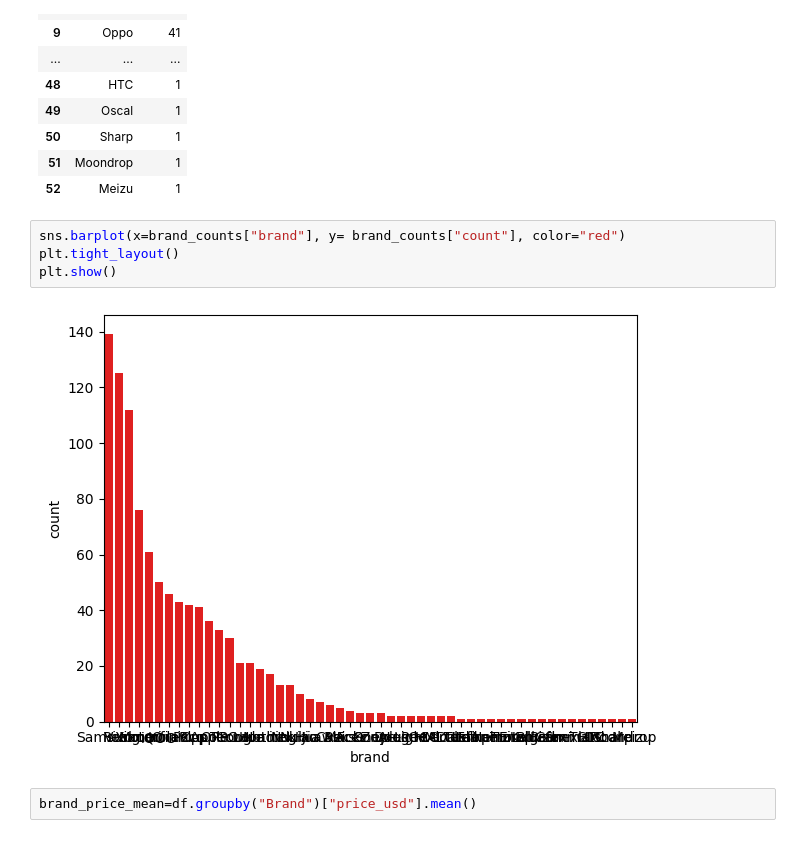
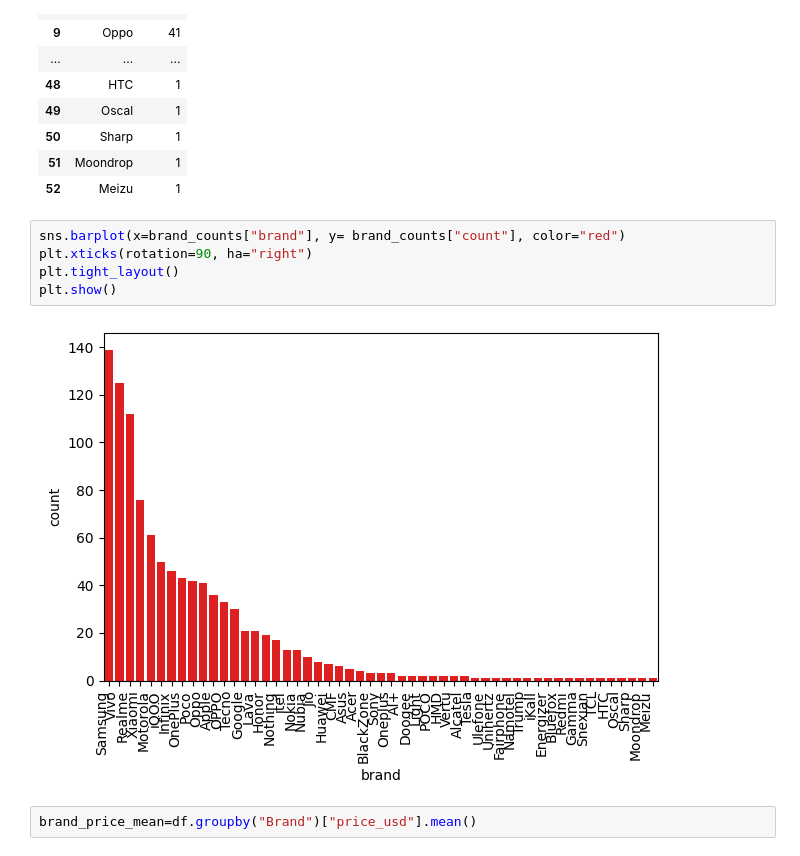
Before and after one commit to DivyamThapliyal07/Projects, a Jupyter notebook: Uncleaned_data_cleaning_and_ml_prediction.ipynb, the cells around one changed output. Saved outputs shown, nothing was run; the diff lists cells and outputs as text.

```diff
--- a/Uncleaned_data_cleaning_and_ml_prediction.ipynb
+++ b/Uncleaned_data_cleaning_and_ml_prediction.ipynb
@@ -102,10 +102,11 @@ brand_counts
 | 52 | Meizu | 1 |
 # %%
 sns.barplot(x=brand_counts["brand"], y= brand_counts["count"], color="red")
+plt.xticks(rotation=90, ha="right")
 plt.tight_layout()
 plt.show()
 # %% [output]
-[figure, old version]
+[figure, new version]
 # %%
 brand_price_mean=df.groupby("Brand")["price_usd"].mean()
 # %%
```
